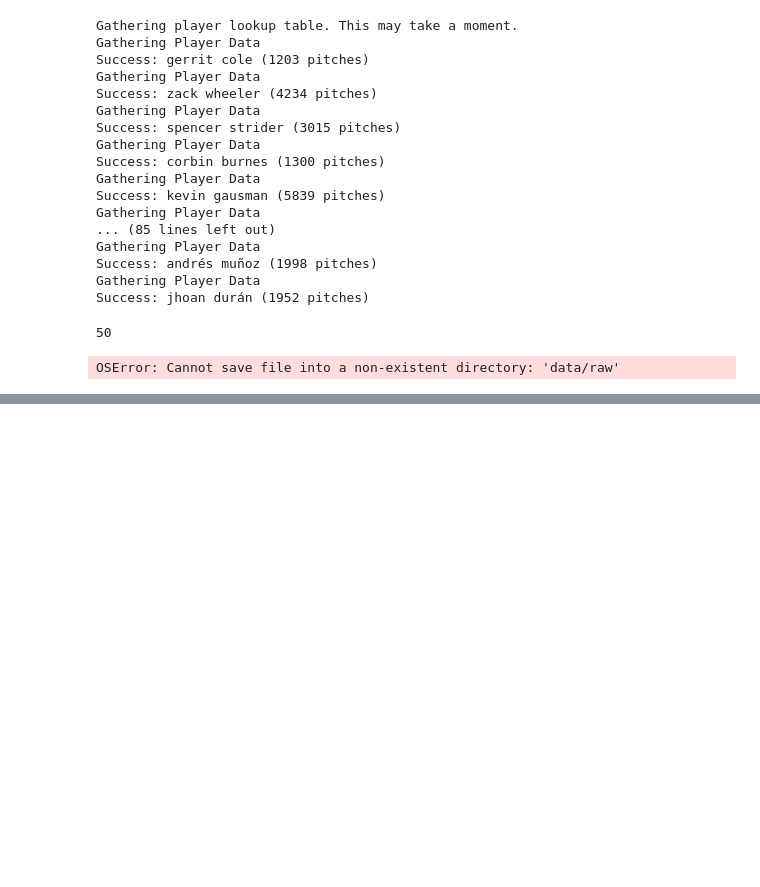
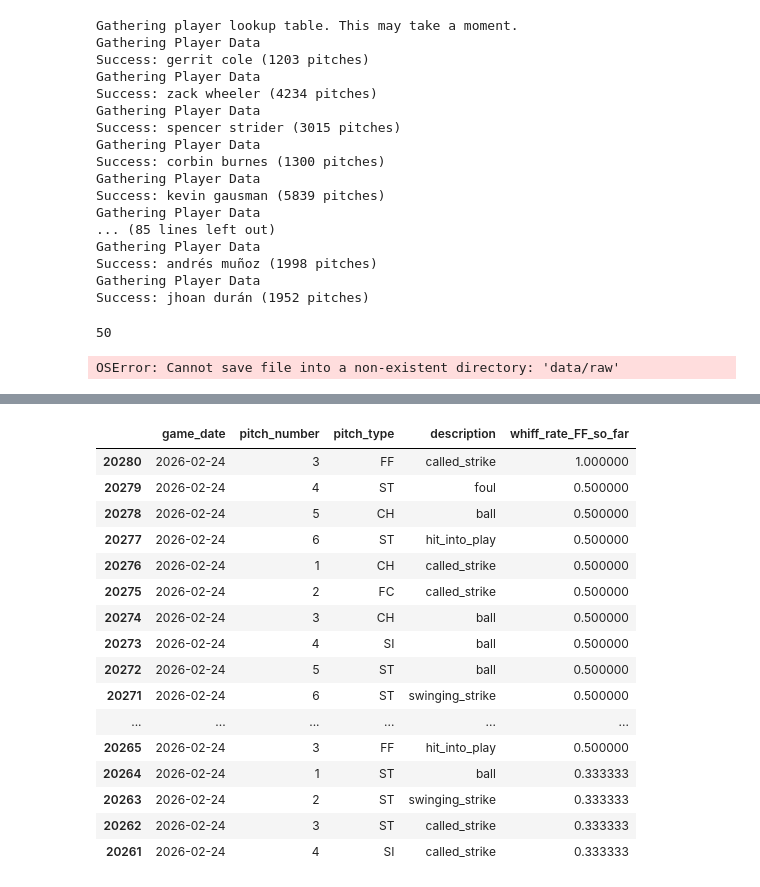
Before and after one commit to aaravmehta111/baseball-pitch-predictor, a Jupyter notebook: 01_data_exploration.ipynb, the cells around one changed output, grey strips where cells are left out. Cells and saved outputs as stored; diff of their text form; code cells hidden in the pictures; blank space fills up the shorter version.

```diff
--- a/01_data_exploration.ipynb
+++ b/01_data_exploration.ipynb
@@ -332,0 +655,20 @@ combined_data.to_csv('data/raw/pitchers_2025_2026.csv', index=False)
+# %%
+test5[test5['pitcher'] == 657277][['game_date', 'pitch_number', 'pitch_type', 'description', 'whiff_rate_FF_so_far']].tail(20)
+# %% [output]
+|  | game_date | pitch_number | pitch_type | description | whiff_rate_FF_so_far |
+| 20280 | 2026-02-24 | 3 | FF | called_strike | 1.000000 |
+| 20279 | 2026-02-24 | 4 | ST | foul | 0.500000 |
+| 20278 | 2026-02-24 | 5 | CH | ball | 0.500000 |
+| 20277 | 2026-02-24 | 6 | ST | hit_into_play | 0.500000 |
+| 20276 | 2026-02-24 | 1 | CH | called_strike | 0.500000 |
+| 20275 | 2026-02-24 | 2 | FC | called_strike | 0.500000 |
+| 20274 | 2026-02-24 | 3 | CH | ball | 0.500000 |
+| 20273 | 2026-02-24 | 4 | SI | ball | 0.500000 |
+| 20272 | 2026-02-24 | 5 | ST | ball | 0.500000 |
+| 20271 | 2026-02-24 | 6 | ST | swinging_strike | 0.500000 |
+| ... | ... | ... | ... | ... | ... |
+| 20265 | 2026-02-24 | 3 | FF | hit_into_play | 0.500000 |
+| 20264 | 2026-02-24 | 1 | ST | ball | 0.333333 |
+| 20263 | 2026-02-24 | 2 | ST | swinging_strike | 0.333333 |
+| 20262 | 2026-02-24 | 3 | ST | called_strike | 0.333333 |
+| 20261 | 2026-02-24 | 4 | SI | called_strike | 0.333333 |
```
Also changed, not shown: parts of 41 cells of this notebook, 1 other file.
